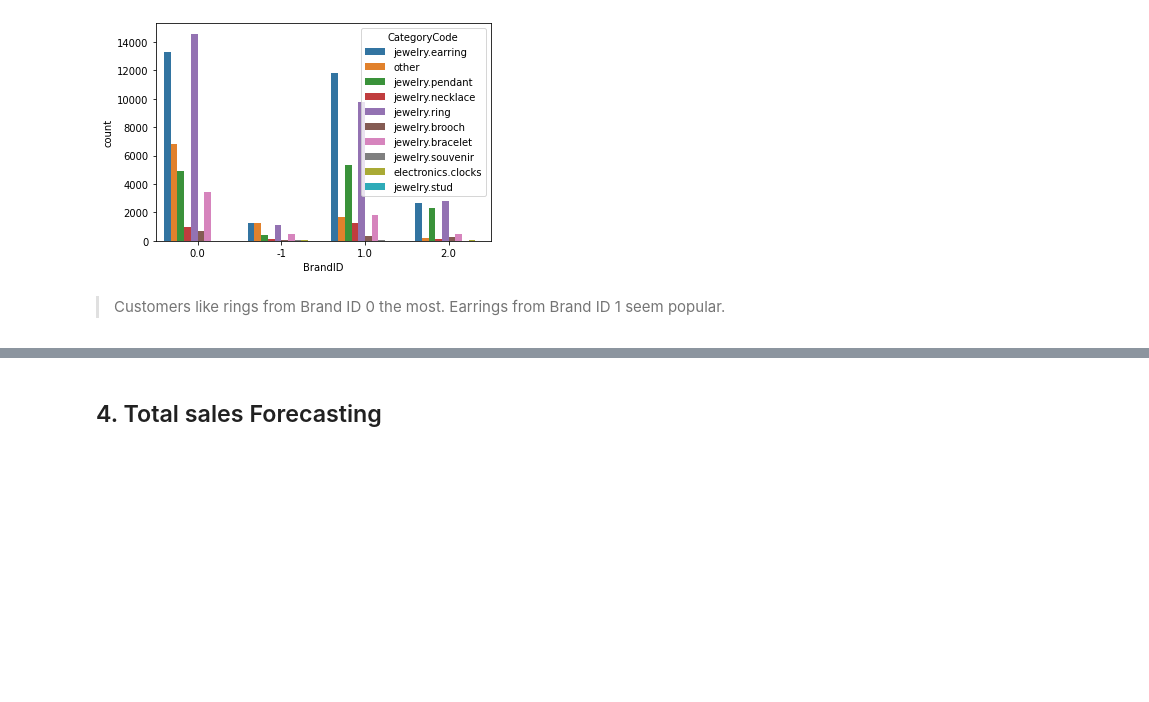
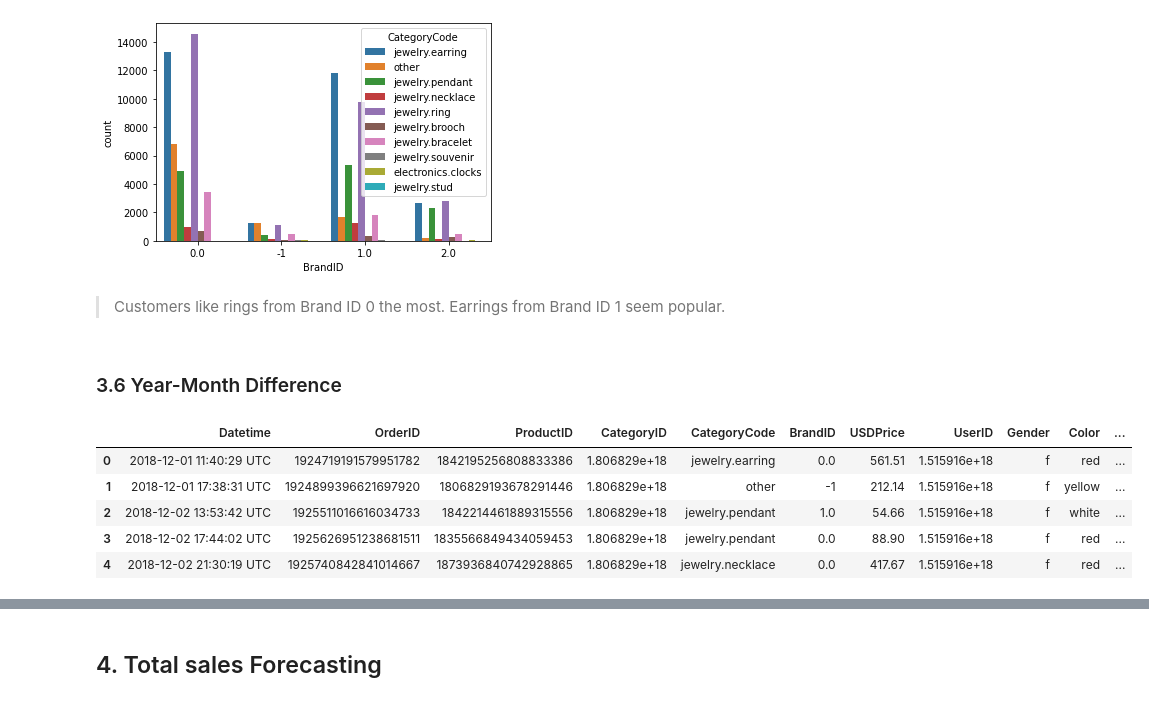
Before and after one commit to risa1796/-A-Study-of-Customers-Insurance-Charges, a Jupyter notebook: E_Commerce_Jewelry.ipynb, the cells around one changed output, grey strips where cells are left out. Cells and saved outputs as stored; diff of their text form; code cells hidden in the pictures; blank space fills up the shorter version.

```diff
--- a/E_Commerce_Jewelry.ipynb
+++ b/E_Commerce_Jewelry.ipynb
@@ -387,3 +387,5 @@ sns.countplot(x ='BrandID', hue = "CategoryCode", data = new_df[new_df['BrandID'
 [figure]
 # %% [markdown]
 > Customers like rings from Brand ID 0 the most. Earrings from Brand ID 1 seem popular.
+# %% [markdown]
+### 3.6 Year-Month Difference
@@ -389,0 +394,10 @@ sns.countplot(x ='BrandID', hue = "CategoryCode", data = new_df[new_df['BrandID'
+# %%
+year_df['year_month'] = year_df['Datetime'].apply(lambda x: x[:7])
+year_df.head()
+# %% [output]
+|  | Datetime | OrderID | ProductID | CategoryID | CategoryCode | BrandID | USDPrice | UserID | Gender | Color | ... |
+| 0 | 2018-12-01 11:40:29 UTC | 1924719191579951782 | 1842195256808833386 | 1.806829e+18 | jewelry.earring | 0.0 | 561.51 | 1.515916e+18 | f | red | ... |
+| 1 | 2018-12-01 17:38:31 UTC | 1924899396621697920 | 1806829193678291446 | 1.806829e+18 | other | -1 | 212.14 | 1.515916e+18 | f | yellow | ... |
+| 2 | 2018-12-02 13:53:42 UTC | 1925511016616034733 | 1842214461889315556 | 1.806829e+18 | jewelry.pendant | 1.0 | 54.66 | 1.515916e+18 | f | white | ... |
+| 3 | 2018-12-02 17:44:02 UTC | 1925626951238681511 | 1835566849434059453 | 1.806829e+18 | jewelry.pendant | 0.0 | 88.90 | 1.515916e+18 | f | red | ... |
+| 4 | 2018-12-02 21:30:19 UTC | 1925740842841014667 | 1873936840742928865 | 1.806829e+18 | jewelry.necklace | 0.0 | 417.67 | 1.515916e+18 | f | red | ... |
```
Also changed, not shown: parts of 8 cells of this notebook.
